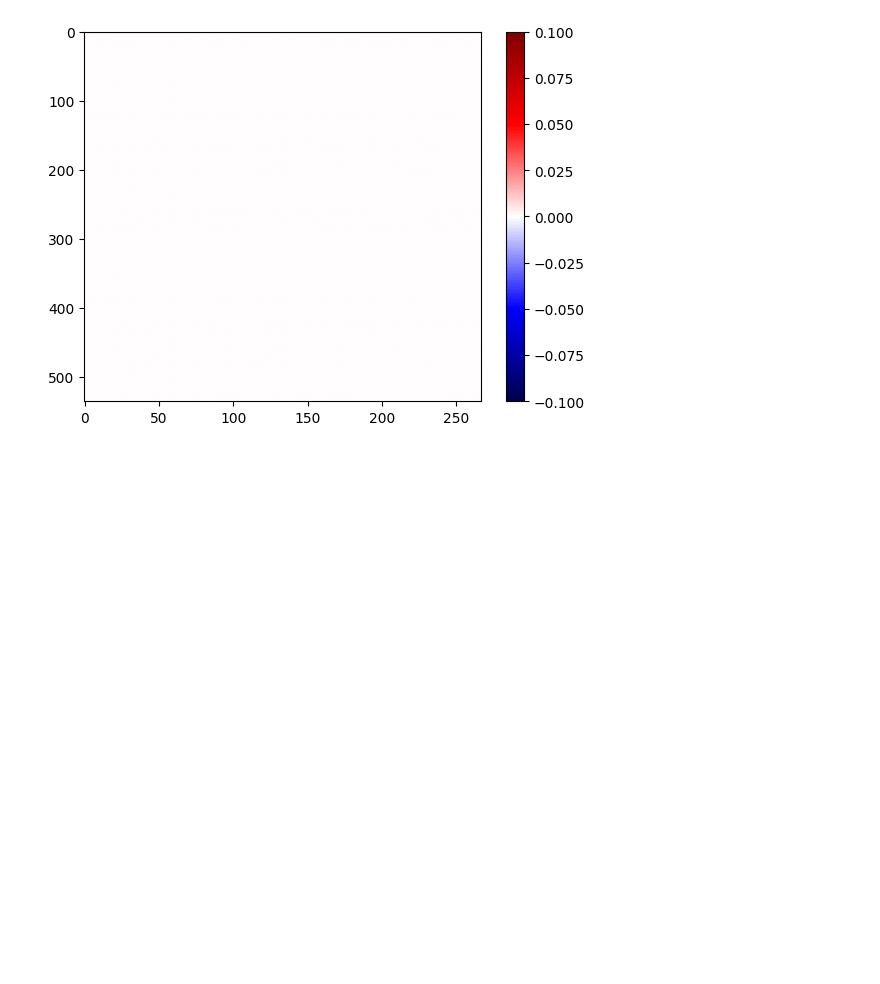
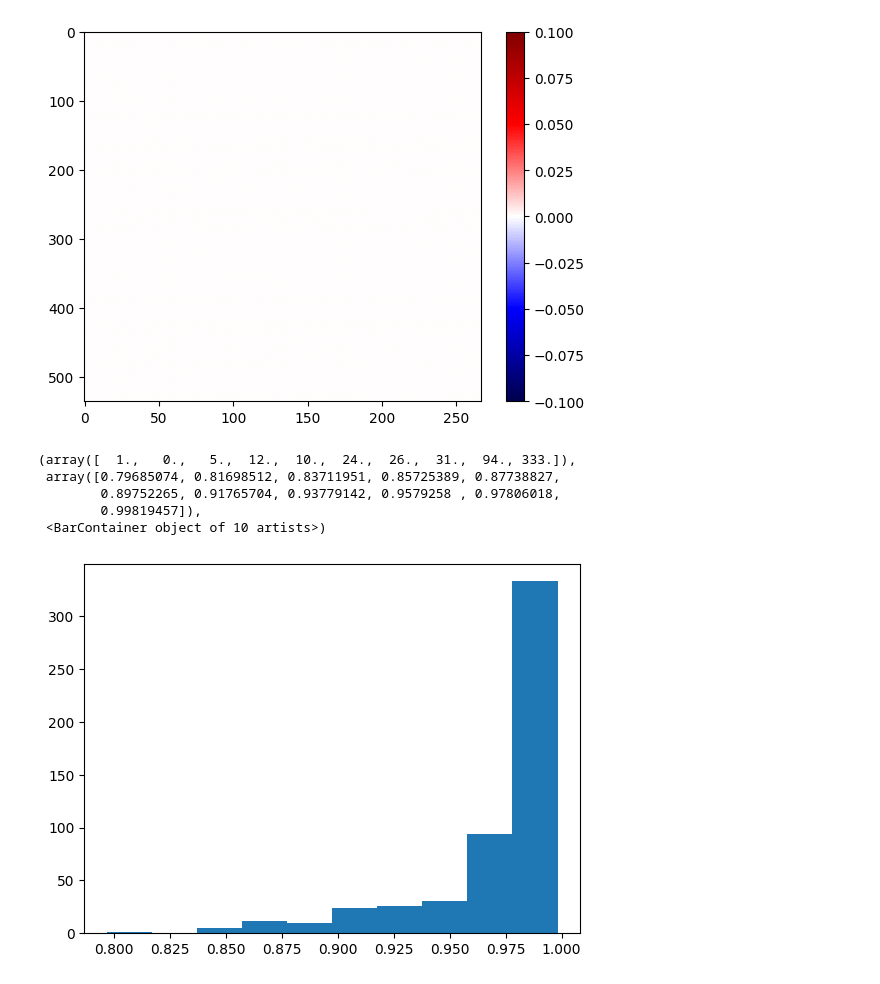
Before and after one commit to NeuroAI-IBS/fn_data_saccade, a Jupyter notebook: Data sorting/python_code/rawMossy_Purkinje.ipynb, the cells around one changed output. Saved outputs shown, nothing was run; the diff lists cells and outputs as text; code cells hidden in the pictures; blank space fills up the shorter version.

```diff
--- a/Data sorting/python_code/rawMossy_Purkinje.ipynb
+++ b/Data sorting/python_code/rawMossy_Purkinje.ipynb
@@ -114,38 +114,3 @@ a=2
 plt.plot(t, pMPC @ betas[a])
 plt.plot(t, pFN[a], 'r')
 plt.title(f'FN cell {a+1}, R^2={r_2[a]}')
-# %%
-# Make MF positive beta , PC beta negative
-# pMPC = pMP.T
-
-pMPC = pMPC-pMPC.mean(axis=0)[None,:]
-
-if pMPC.shape[1] == pMP.shape[0]:
-    lower_bounds = np.zeros(pMP.shape[0])
-    upper_bounds = np.tile(np.inf, pMP.shape[0])
-elif pMPC.shape[1] == pPC.shape[0]:
-    lower_bounds = np.tile(-np.inf, pPC.shape[0])
-    upper_bounds = np.zeros(pPC.shape[0])
-else:
-    lower_bounds = np.concatenate([np.zeros(pMP.shape[0]), np.tile(-np.inf, pPC.shape[0])])
-    upper_bounds = np.concatenate([np.tile(np.inf, pMP.shape[0]), np.zeros(pPC.shape[0])])
-
-betas_pn = []
-r_2_pn = []
-resid_t = []
-for a in range(len(pFN)):
-    # pFN[a] = pFN[a] - np.mean(pFN[a][:100])
-    pFN[a] = pFN[a] - np.mean(pFN[a])
-    output = optimize.lsq_linear(pMPC, pFN[a], bounds=(lower_bounds, upper_bounds), lsq_solver = 'exact', max_iter = 1000)
-    beta = output['x']; temp_var = output['fun'] - np.mean(output['fun'])
-    # resid = np.linalg.norm(output['fun']) ** 2
-    resid = np.linalg.norm(temp_var) ** 2
-
-    r_s = 1 - resid / (pFN[a].size * pFN[a].var())
-    betas_pn.append(beta)
-    r_2_pn.append(r_s)
-    resid_t.append(resid)
-
-betas_pn = np.array(betas_pn)
-r_2_pn = np.array(r_2_pn)
-resid_t = np.array(resid_t)
@@ -152,3 +161,10 @@ resid_t = np.array(resid_t)
 # %%
-plt.hist(r_2_pn)
+plt.hist(r_2_pn3)
+# %% [output]
+(array([  1.,   0.,   5.,  12.,  10.,  24.,  26.,  31.,  94., 333.]),
+ array([0.79685074, 0.81698512, 0.83711951, 0.85725389, 0.87738827,
+        0.89752265, 0.91765704, 0.93779142, 0.9579258 , 0.97806018,
+        0.99819457]),
+ <BarContainer object of 10 artists>)
+[figure, added]
 # %%
```
Also changed, not shown: parts of 5 cells of this notebook.
